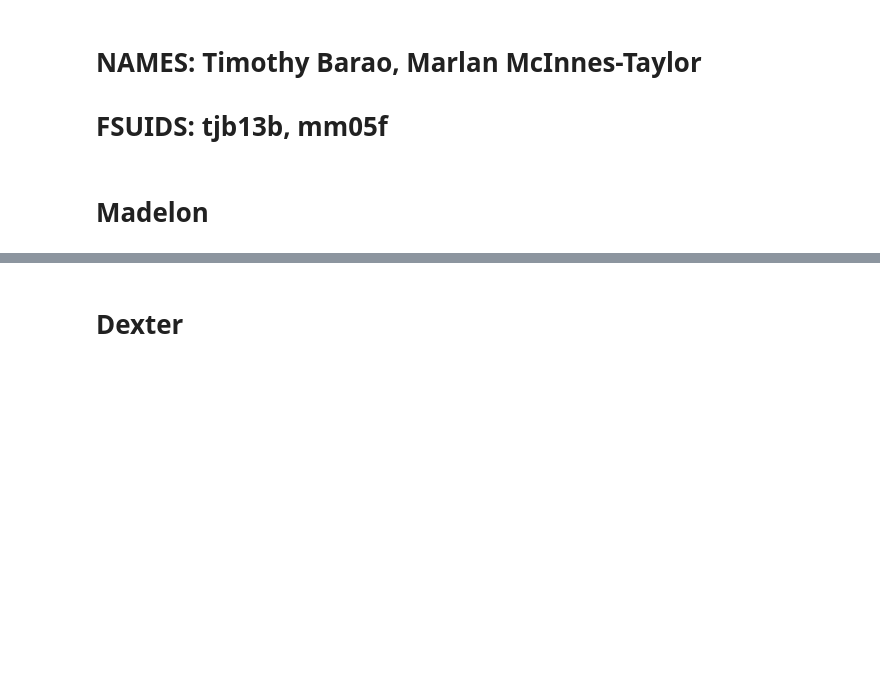
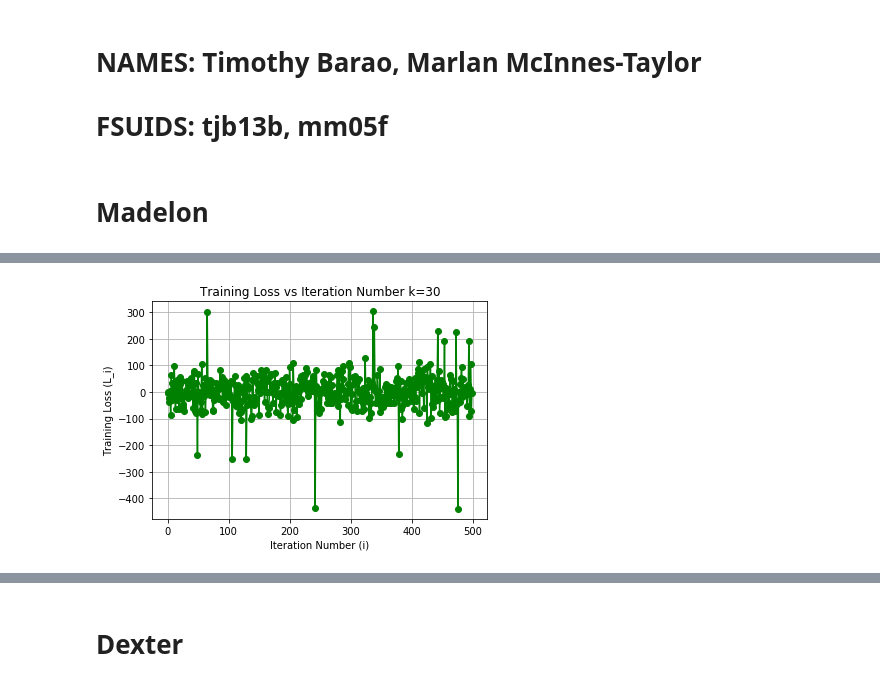
Before and after one commit to mmcinnestaylor/STA4634, a Jupyter notebook: Assignment6/Homework6.ipynb, the cells around one changed output, grey strips where cells are left out. Saved outputs shown, nothing was run; the diff lists cells and outputs as text; code cells hidden in the pictures; blank space fills up the shorter version.

```diff
--- a/Assignment6/Homework6.ipynb
+++ b/Assignment6/Homework6.ipynb
@@ -232,13 +189,15 @@ plt.show()
 # %%
 
 #print(xVals)
-plt.plot(xVals, losses, linestyle='-', marker='o', color='g')
+plt.plot(xVals, losses[0][:-1], linestyle='-', marker='o', color='g')
 plt.grid(True)
 #plt.xticks(xVals)
 plt.title('Training Loss vs Iteration Number k=30')
 plt.xlabel('Iteration Number (i)')
 plt.ylabel('Training Loss (L_i)')
 plt.show()
+# %% [output]
+[figure, added]
 # %%
 errorTableMadelon = pd.DataFrame({"Training Error (%)":[0, 0, 0, 0, 0], "Test Error (%)":[0, 0, 0, 0, 0]}, index=K)
 errorTableMadelon.index.name = "N Features"
```
Also changed, not shown: parts of 10 cells of this notebook.
